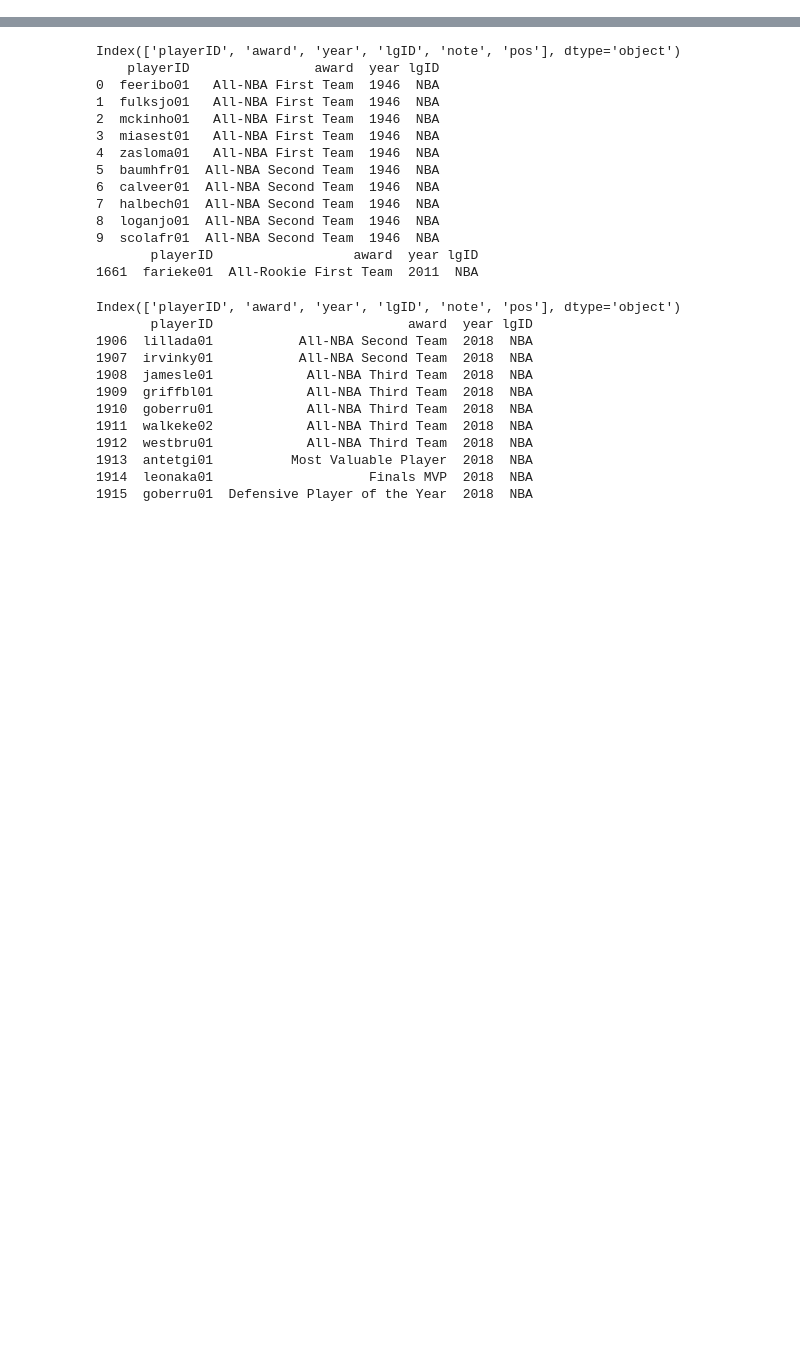
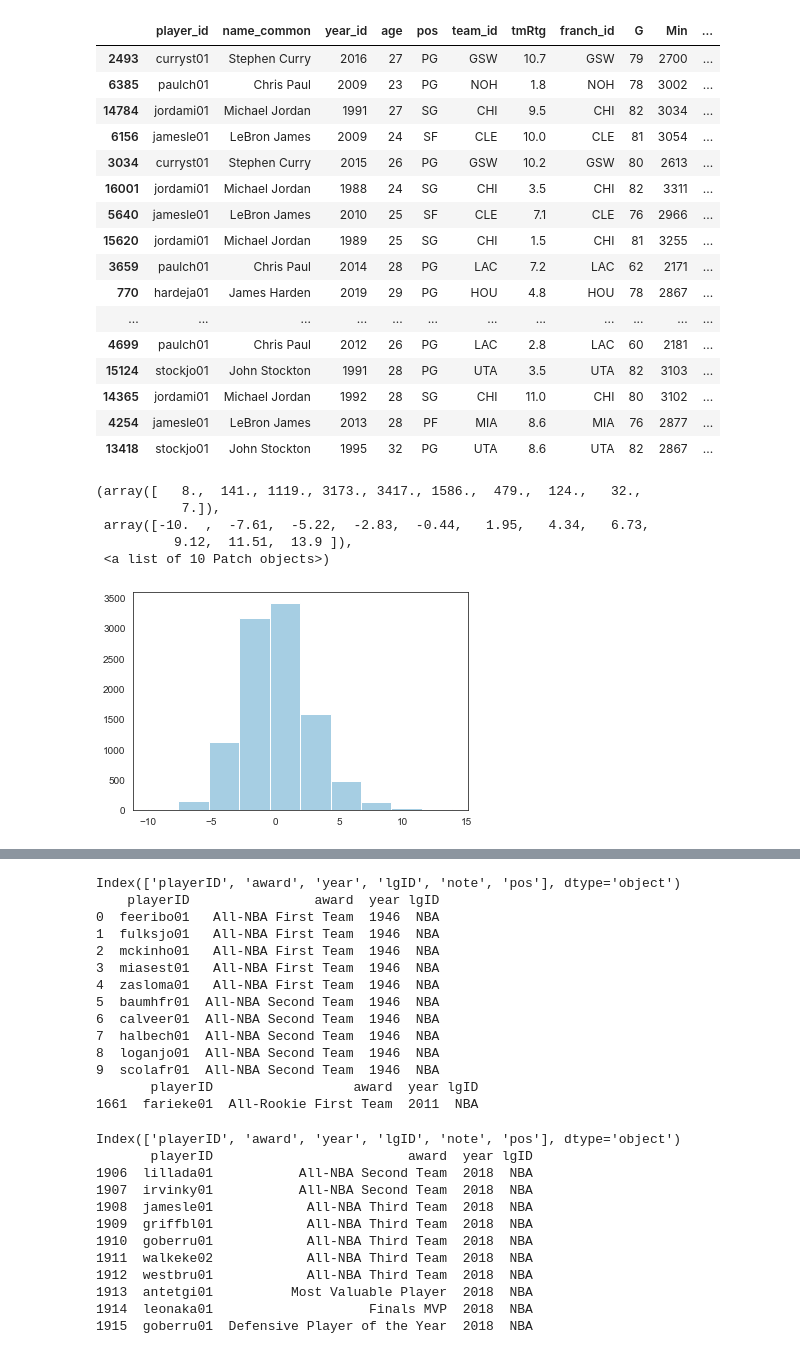
Before and after one commit to carl2727/NBA-data-analysis-project, a Jupyter notebook: 01.ipynb, the cells around one changed output, grey strips where cells are left out. Drawn from its saved outputs; the diff is of its cells as text; code cells hidden in the pictures; blank space fills up the shorter version.

```diff
--- a/01.ipynb
+++ b/01.ipynb
@@ -7,8 +15,14 @@ warnings.simplefilter(action='ignore', category=FutureWarning)
 import pandas as pd
 import numpy as np
 import matplotlib.pyplot as plt
-import seaborn as sbn
+from matplotlib.axes._axes import _log as matplotlib_axes_logger
+matplotlib_axes_logger.setLevel('ERROR')
 
-nba = pd.read_csv("nba-data-historical.csv", encoding = "ISO-8859-1")
-print(nba.info())
-print(nba.sample(20))
+import seaborn as sns
+from IPython.display import display
+
+pd.options.display.max_columns = None
+
+#seaborn settings
+sns.set_palette("Paired")
+sns.set_style("white")
@@ -77,12 +133,0 @@ print(nba1_ts.head(25))
-# %%
-dlist = ["franch_id", "STL%", "BLK%", "ORtg", "%Pos", "DRtg", "MP%", "AST%", "TOV%", "ORB%", "DRB%", "TRB%"]
-
-
-nba1 = nba1.drop(dlist, axis=1)
-rap1 = nba1.sort_values(by=["Raptor+/-"], ascending=False).head(100)
-print(rap1)
-rap1.to_csv("rap1.csv")
-ax = rap1.plot("Raptor+/-", "PIE%", kind="scatter", figsize=(20, 12))
-plt.xlabel("Raptor+/-")
-plt.ylabel("PIE%")
-plt.show()
@@ -107,0 +141,29 @@ plt.show()
+# %%
+rap1 = nba1.sort_values(by=["Raptor+/-"], ascending=False)
+rap1.to_csv("rap1.csv")
+display(rap1.head(25))
+plt.hist(rap1["Raptor+/-"])
+# %% [output]
+|  | player_id | name_common | year_id | age | pos | team_id | tmRtg | franch_id | G | Min | ... |
+| 2493 | curryst01 | Stephen Curry | 2016 | 27 | PG | GSW | 10.7 | GSW | 79 | 2700 | ... |
+| 6385 | paulch01 | Chris Paul | 2009 | 23 | PG | NOH | 1.8 | NOH | 78 | 3002 | ... |
+| 14784 | jordami01 | Michael Jordan | 1991 | 27 | SG | CHI | 9.5 | CHI | 82 | 3034 | ... |
+| 6156 | jamesle01 | LeBron James | 2009 | 24 | SF | CLE | 10.0 | CLE | 81 | 3054 | ... |
+| 3034 | curryst01 | Stephen Curry | 2015 | 26 | PG | GSW | 10.2 | GSW | 80 | 2613 | ... |
+| 16001 | jordami01 | Michael Jordan | 1988 | 24 | SG | CHI | 3.5 | CHI | 82 | 3311 | ... |
+| 5640 | jamesle01 | LeBron James | 2010 | 25 | SF | CLE | 7.1 | CLE | 76 | 2966 | ... |
+| 15620 | jordami01 | Michael Jordan | 1989 | 25 | SG | CHI | 1.5 | CHI | 81 | 3255 | ... |
+| 3659 | paulch01 | Chris Paul | 2014 | 28 | PG | LAC | 7.2 | LAC | 62 | 2171 | ... |
+| 770 | hardeja01 | James Harden | 2019 | 29 | PG | HOU | 4.8 | HOU | 78 | 2867 | ... |
+| ... | ... | ... | ... | ... | ... | ... | ... | ... | ... | ... | ... |
+| 4699 | paulch01 | Chris Paul | 2012 | 26 | PG | LAC | 2.8 | LAC | 60 | 2181 | ... |
+| 15124 | stockjo01 | John Stockton | 1991 | 28 | PG | UTA | 3.5 | UTA | 82 | 3103 | ... |
+| 14365 | jordami01 | Michael Jordan | 1992 | 28 | SG | CHI | 11.0 | CHI | 80 | 3102 | ... |
+| 4254 | jamesle01 | LeBron James | 2013 | 28 | PF | MIA | 8.6 | MIA | 76 | 2877 | ... |
+| 13418 | stockjo01 | John Stockton | 1995 | 32 | PG | UTA | 8.6 | UTA | 82 | 2867 | ... |
+(array([   8.,  141., 1119., 3173., 3417., 1586.,  479.,  124.,   32.,
+           7.]),
+ array([-10.  ,  -7.61,  -5.22,  -2.83,  -0.44,   1.95,   4.34,   6.73,
+          9.12,  11.51,  13.9 ]),
+ <a list of 10 Patch objects>)
+[figure, added]
```
Also changed, not shown: parts of 40 cells of this notebook.
